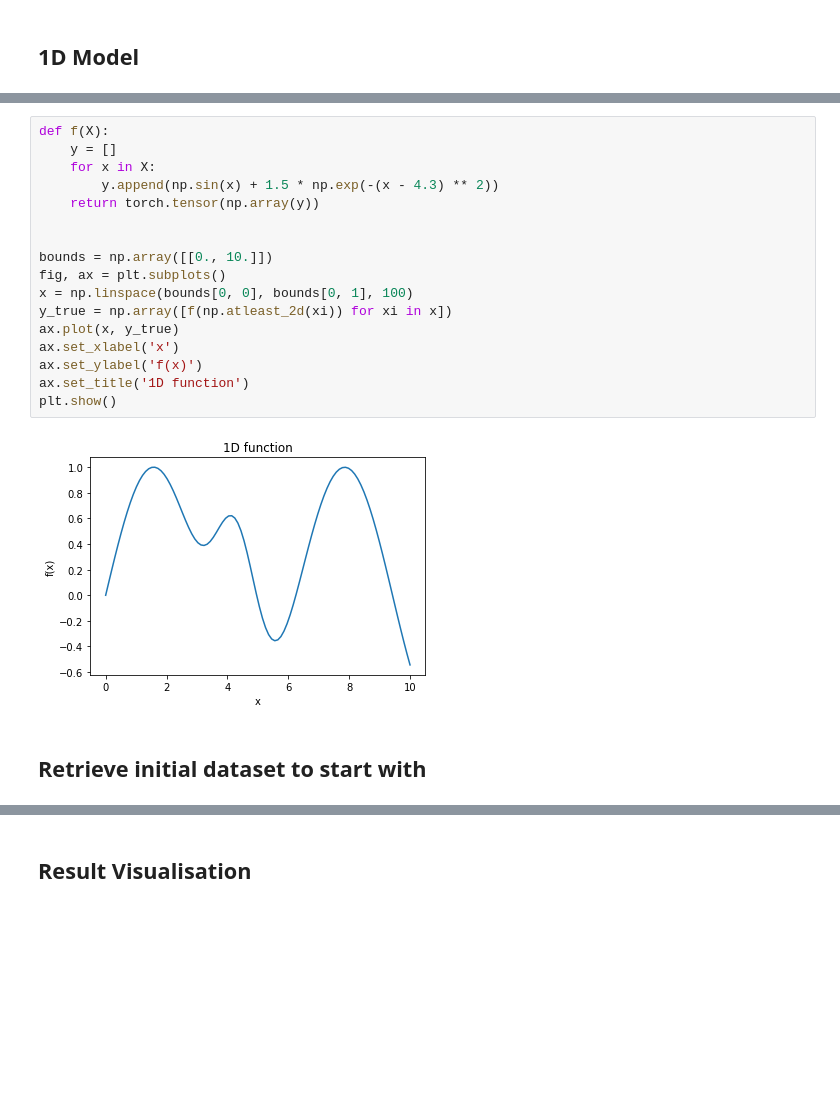
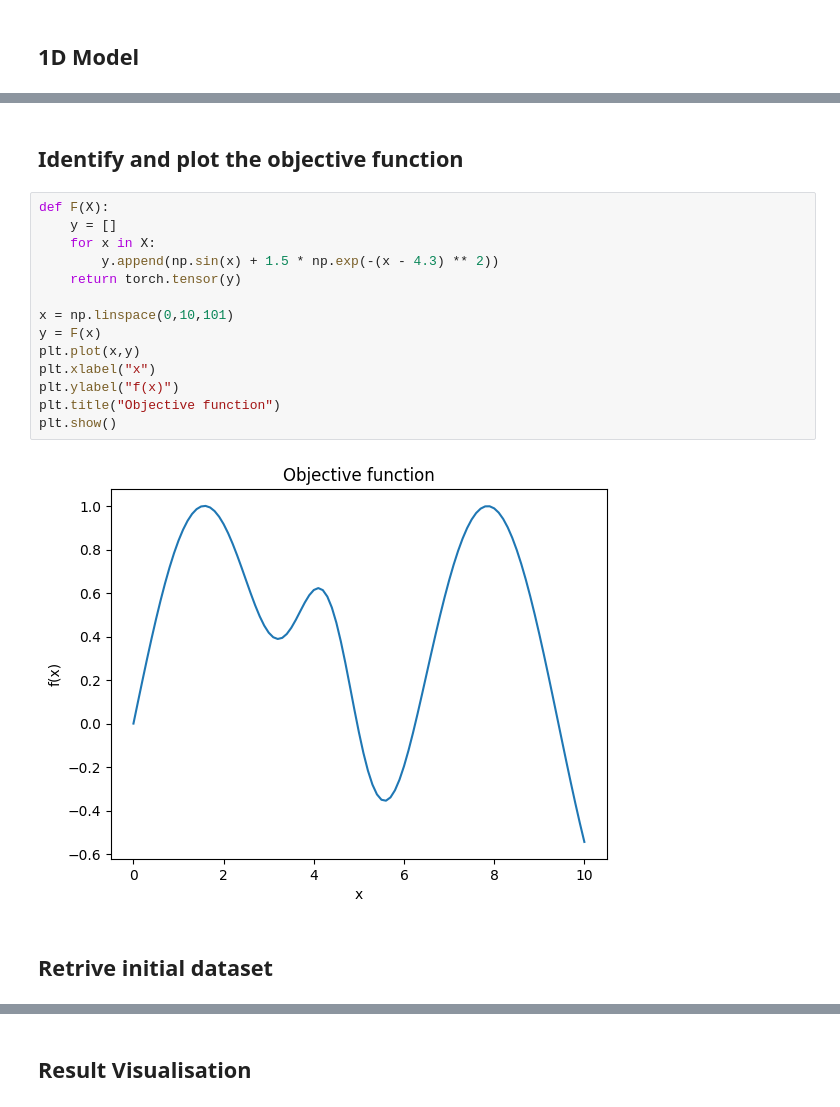
Before and after one commit to YimengJin/Thesis_Yimeng, a Jupyter notebook: Model Test.ipynb, the cells around one changed output, grey strips where cells are left out. Cells and saved outputs as stored; diff of their text form; blank space fills up the shorter version.

```diff
--- a/Model Test.ipynb
+++ b/Model Test.ipynb
@@ -21,21 +20,20 @@ ModuleNotFoundError: No module named 'botorch'
+# %% [markdown]
+## Identify and plot the objective function
 # %%
-def f(X):
+def F(X):
     y = []
     for x in X:
         y.append(np.sin(x) + 1.5 * np.exp(-(x - 4.3) ** 2))
-    return torch.tensor(np.array(y))
+    return torch.tensor(y)
 
-
-bounds = np.array([[0., 10.]])
-fig, ax = plt.subplots()
-x = np.linspace(bounds[0, 0], bounds[0, 1], 100)
-y_true = np.array([f(np.atleast_2d(xi)) for xi in x])
-ax.plot(x, y_true)
-ax.set_xlabel('x')
-ax.set_ylabel('f(x)')
-ax.set_title('1D function')
+x = np.linspace(0,10,101)
+y = F(x)
+plt.plot(x,y)
+plt.xlabel("x")
+plt.ylabel("f(x)")
+plt.title("Objective function")
 plt.show()
 # %% [output]
-[figure, old version]
+[figure, new version]
 # %% [markdown]
-## Retrieve initial dataset to start with
+## Retrive initial dataset
```
Also changed, not shown: parts of 18 cells of this notebook, 1 other file.
